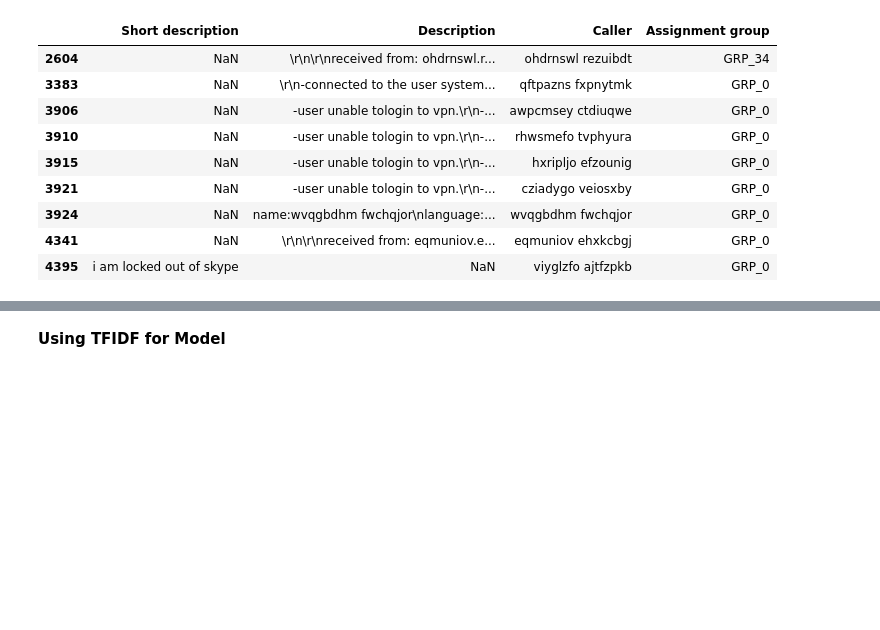
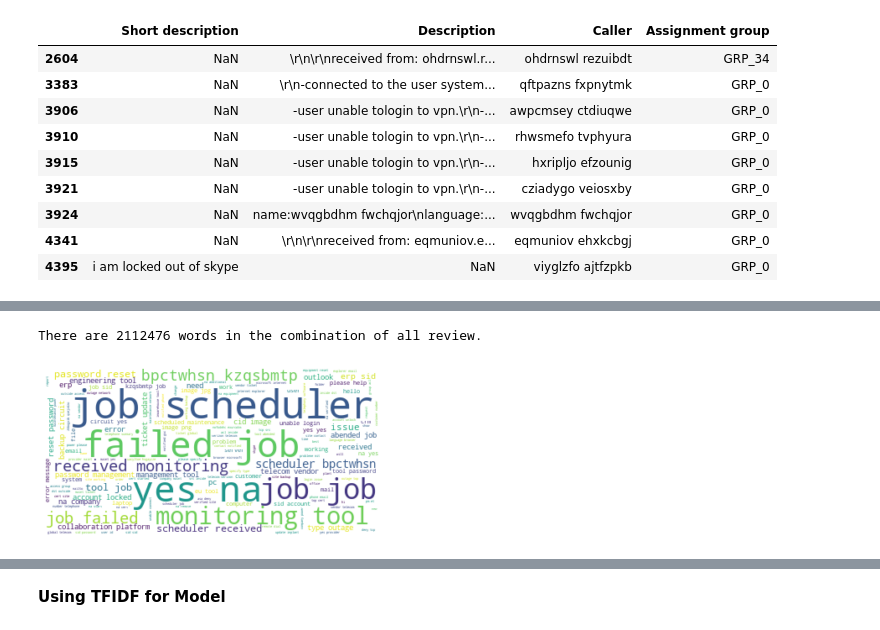
Before and after one commit to capstone-nlp-jul-group-13/capstone, a Jupyter notebook: Capstone_MJ.ipynb, the cells around one changed output, grey strips where cells are left out. Saved outputs shown, nothing was run; the diff lists cells and outputs as text; code cells hidden in the pictures; blank space fills up the shorter version.

```diff
--- a/Capstone_MJ.ipynb
+++ b/Capstone_MJ.ipynb
@@ -409,0 +217,3 @@ X_train, X_test, y_train, y_test = train_test_split(X,y, test_size = 0.2, random
+# %%
+df['Final Description'] = df['Final Description'].apply(lambda x: decontract(x))
+df.head()
@@ -409,0 +227,15 @@ X_train, X_test, y_train, y_test = train_test_split(X,y, test_size = 0.2, random
+# %%
+# Data Normalization
+import re
+def  clean_text(df, text_field, new_text_field_name):
+    #convert to lower case
+    df[new_text_field_name] = df[text_field].str.lower()
+    df[new_text_field_name] = df[new_text_field_name].apply(lambda elem: re.sub(r"(@[A-Za-z0-9]+)|([^0-9A-Za-z \t])|(\w+:\/\/\S+)|^rt|http.+?", " ", elem))
+    # remove numbers
+    df[new_text_field_name] = df[new_text_field_name].apply(lambda elem: re.sub(r"\d+", "", elem))
+    #remove single letters
+    df[new_text_field_name] = df[new_text_field_name].apply(lambda elem: re.sub(r"\b[a-zA-Z]\b", "", elem))
+    return df
+# %%
+df_clean = clean_text(df, 'Final Description', 'Description Clean')
+df_clean
@@ -409,0 +256,3 @@ X_train, X_test, y_train, y_test = train_test_split(X,y, test_size = 0.2, random
+# %%
+df_clean = df_clean.drop(['Short description', 'Description','Caller','Final Description'], axis=1)
+df_clean.head()
@@ -409,0 +266,19 @@ X_train, X_test, y_train, y_test = train_test_split(X,y, test_size = 0.2, random
+# %%
+#Showcase Word Cloud
+from PIL import Image
+from wordcloud import WordCloud, ImageColorGenerator
+
+
+text = " ".join(review for review in df_clean['Description Clean'])
+print ("There are {} words in the combination of all review.".format(len(text)))
+# Generate a word cloud image
+wordcloud = WordCloud(background_color="white").generate(text)
+
+# Display the generated image:
+# the matplotlib way:
+plt.imshow(wordcloud, interpolation='bilinear')
+plt.axis("off")
+plt.show()
+# %% [output]
+There are 2112476 words in the combination of all review.
+[figure, added]
```
Also changed, not shown: parts of 75 cells of this notebook.
